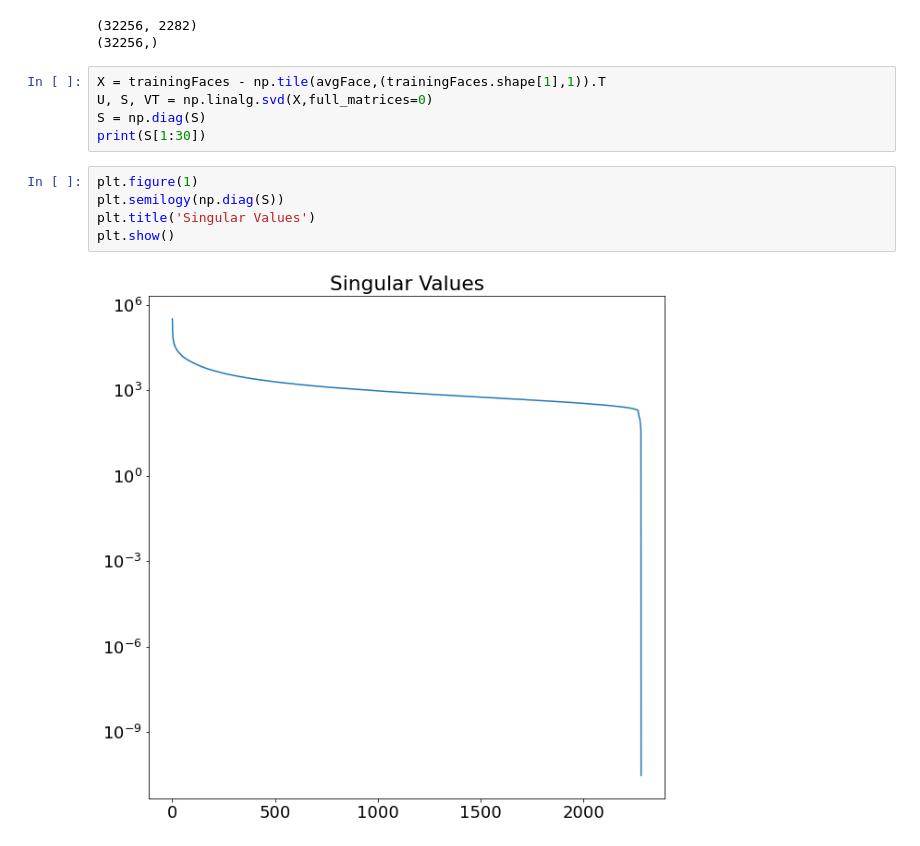
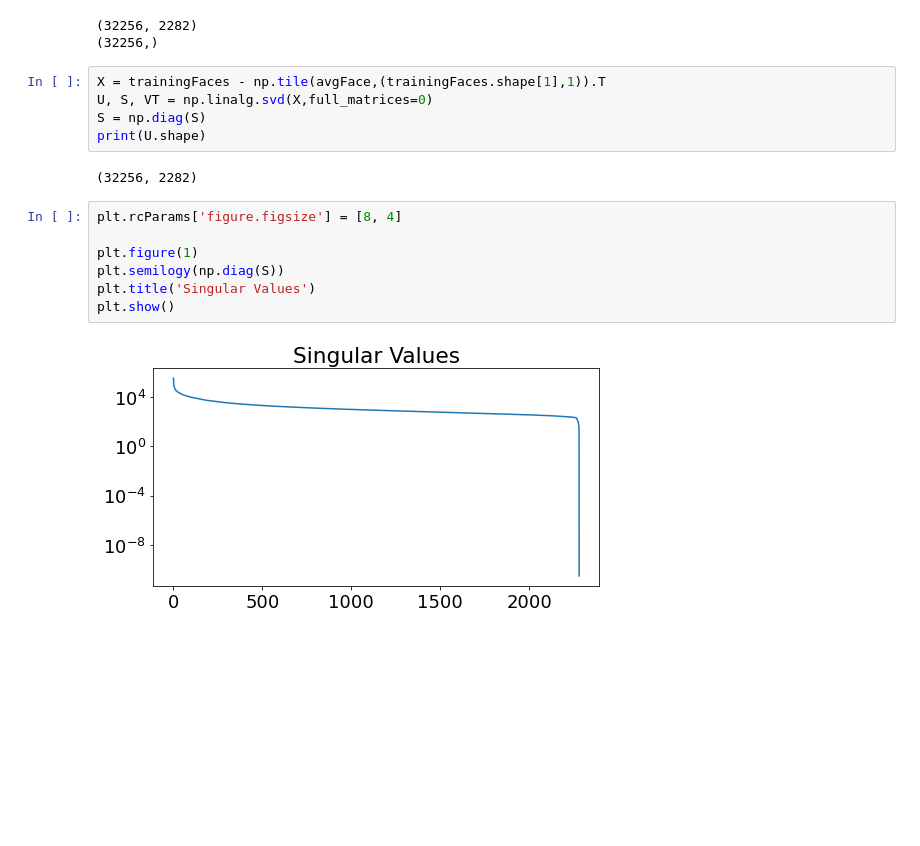
Before and after one commit to jaekimuh/PatternRec_Kim, a Jupyter notebook: HW_1.3.ipynb, the cells around one changed output. Drawn from its saved outputs; the diff is of its cells as text; blank space fills up the shorter version.

```diff
--- a/HW_1.3.ipynb
+++ b/HW_1.3.ipynb
@@ -38,11 +38,15 @@ print(avgFace.shape)
 X = trainingFaces - np.tile(avgFace,(trainingFaces.shape[1],1)).T
 U, S, VT = np.linalg.svd(X,full_matrices=0)
 S = np.diag(S)
-print(S[1:30])
+print(U.shape)
+# %% [output]
+(32256, 2282)
 # %%
+plt.rcParams['figure.figsize'] = [8, 4]
+
 plt.figure(1)
 plt.semilogy(np.diag(S))
 plt.title('Singular Values')
 plt.show()
 # %% [output]
-[figure, old version]
+[figure, new version]
```
Also changed, not shown: parts of 1 cell of this notebook.
